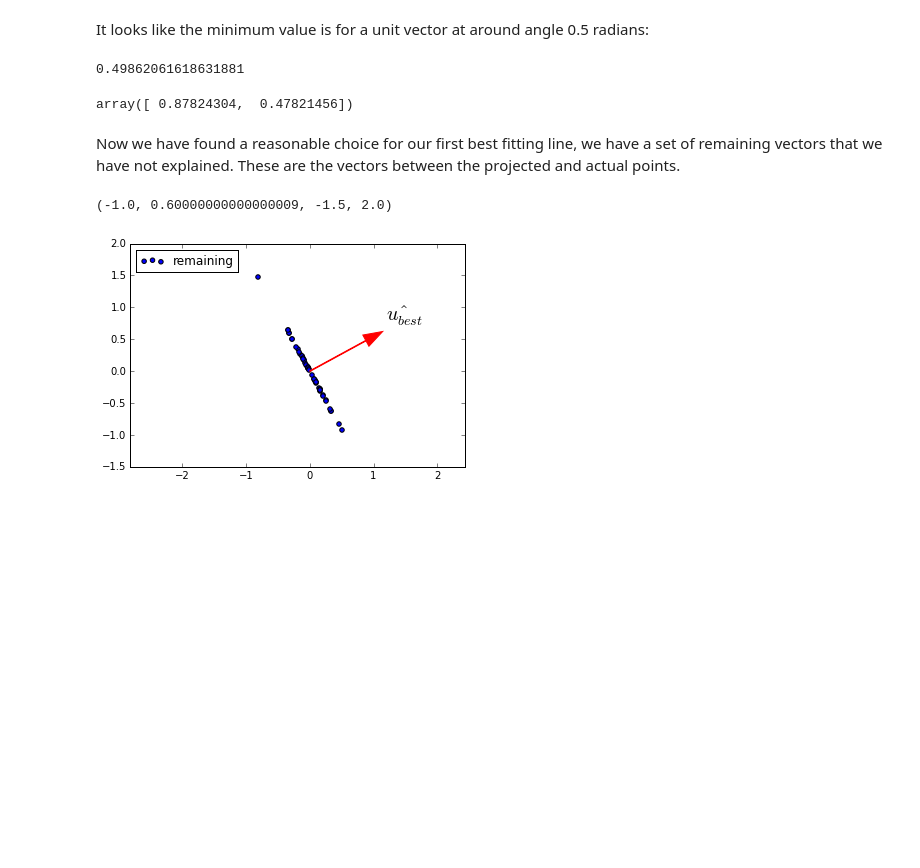
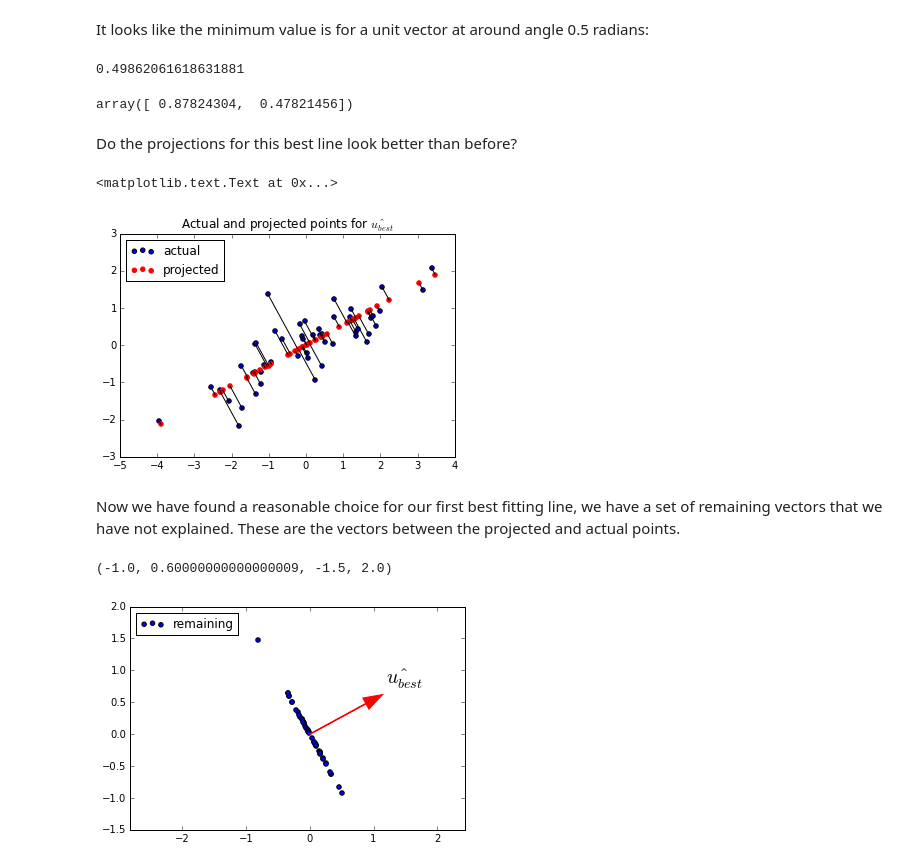
Before and after one commit to practical-neuroimaging/pna2015, a Jupyter notebook: day7/pca_introduction.ipynb, the cells around one changed output. Drawn from its saved outputs; the diff is of its cells as text; code cells hidden in the pictures; blank space fills up the shorter version.

```diff
--- a/day7/pca_introduction.ipynb
+++ b/day7/pca_introduction.ipynb
@@ -229,6 +229,23 @@ u_best = u_vectors[:, min_i]
 u_best
 # %% [output]
 array([ 0.87824304,  0.47821456])
+# %% [markdown]
+Do the projections for this best line look better than before?
+# %%
+projected = line_projection(u_best, X)
+plt.scatter(X[0], X[1], label='actual')
+plt.scatter(projected[0], projected[1], color='r', label='projected')
+for i in range(X.shape[1]):
+    # Plot line between projected and actual point
+    proj_pt = projected[:, i]
+    actual_pt = X[:, i]
+    plt.plot([proj_pt[0], actual_pt[0]], [proj_pt[1], actual_pt[1]], 'k')
+plt.axis('equal')
+plt.legend(loc='upper left')
+plt.title("Actual and projected points for $\hat{u_{best}}$")
+# %% [output]
+<matplotlib.text.Text at 0x...>
+[figure, added]
 # %% [markdown]
 Now we have found a reasonable choice for our first best fitting line, we have a set of remaining vectors that we have not explained.  These are the vectors between the projected and actual points.
 # %%
```
Also changed, not shown: parts of 1 cell of this notebook.
